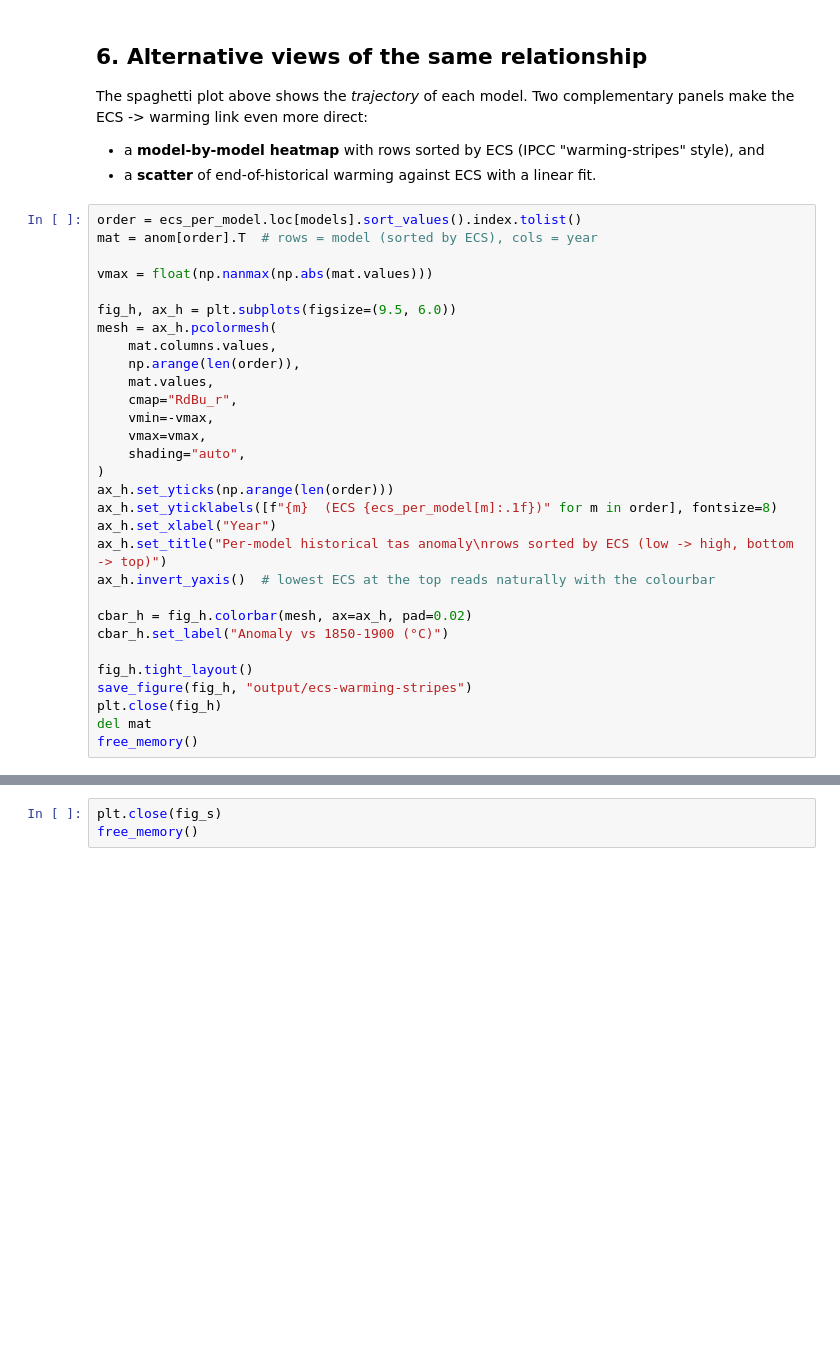
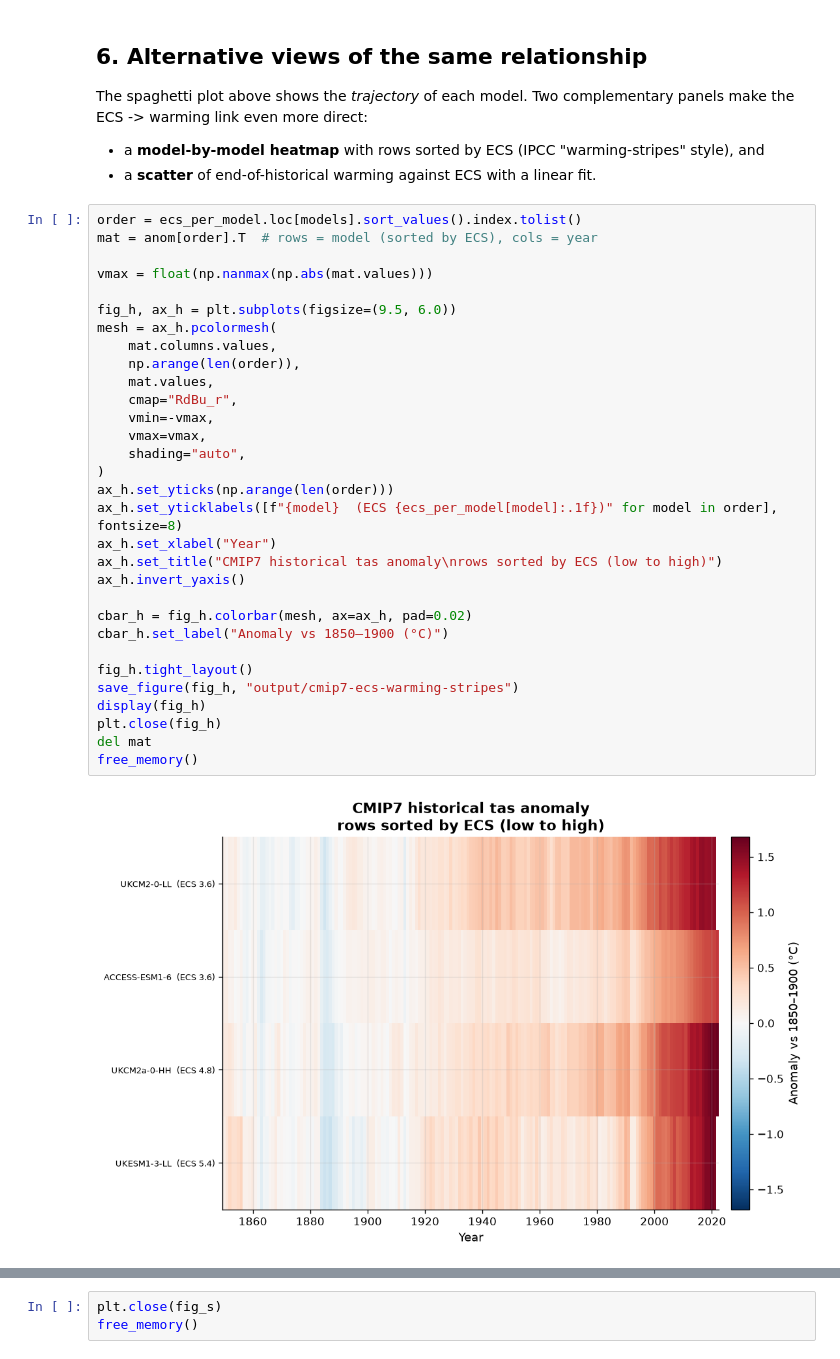
Before and after one commit to Climate-REF/climate-ref-tutorials, a Jupyter notebook: notebooks/05-ecs-temperature-figure.ipynb, the cells around one changed output, grey strips where cells are left out. Drawn from its saved outputs; the diff is of its cells as text; blank space fills up the shorter version.

```diff
--- a/notebooks/05-ecs-temperature-figure.ipynb
+++ b/notebooks/05-ecs-temperature-figure.ipynb
@@ -252,33 +245,36 @@ Two complementary panels make the ECS -> warming link even more direct:
 # %%
 order = ecs_per_model.loc[models].sort_values().index.tolist()
 mat = anom[order].T  # rows = model (sorted by ECS), cols = year
 
 vmax = float(np.nanmax(np.abs(mat.values)))
 
 fig_h, ax_h = plt.subplots(figsize=(9.5, 6.0))
 mesh = ax_h.pcolormesh(
     mat.columns.values,
     np.arange(len(order)),
     mat.values,
     cmap="RdBu_r",
     vmin=-vmax,
     vmax=vmax,
     shading="auto",
 )
 ax_h.set_yticks(np.arange(len(order)))
-ax_h.set_yticklabels([f"{m}  (ECS {ecs_per_model[m]:.1f})" for m in order], fontsize=8)
+ax_h.set_yticklabels([f"{model}  (ECS {ecs_per_model[model]:.1f})" for model in order], fontsize=8)
 ax_h.set_xlabel("Year")
-ax_h.set_title("Per-model historical tas anomaly\nrows sorted by ECS (low -> high, bottom -> top)")
-ax_h.invert_yaxis()  # lowest ECS at the top reads naturally with the colourbar
+ax_h.set_title("CMIP7 historical tas anomaly\nrows sorted by ECS (low to high)")
+ax_h.invert_yaxis()
 
 cbar_h = fig_h.colorbar(mesh, ax=ax_h, pad=0.02)
-cbar_h.set_label("Anomaly vs 1850-1900 (°C)")
+cbar_h.set_label("Anomaly vs 1850–1900 (°C)")
 
 fig_h.tight_layout()
-save_figure(fig_h, "output/ecs-warming-stripes")
+save_figure(fig_h, "output/cmip7-ecs-warming-stripes")
+display(fig_h)
 plt.close(fig_h)
 del mat
 free_memory()
+# %% [output]
+[figure, added]
 # %% [markdown]
 ### Scatter: end-of-historical warming vs ECS
 
```
Also changed, not shown: parts of 14 cells of this notebook, 9 other files.
